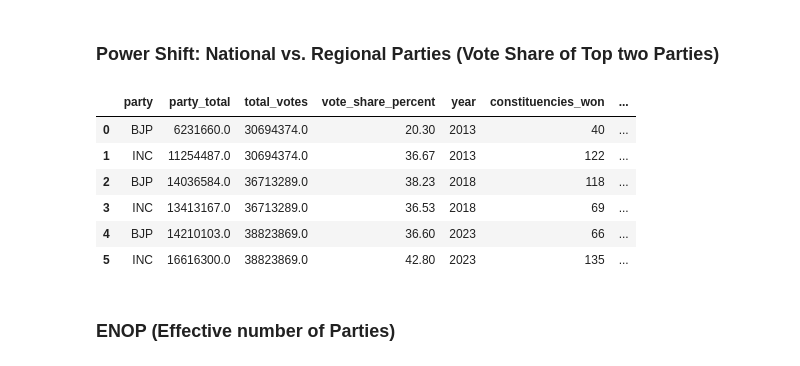
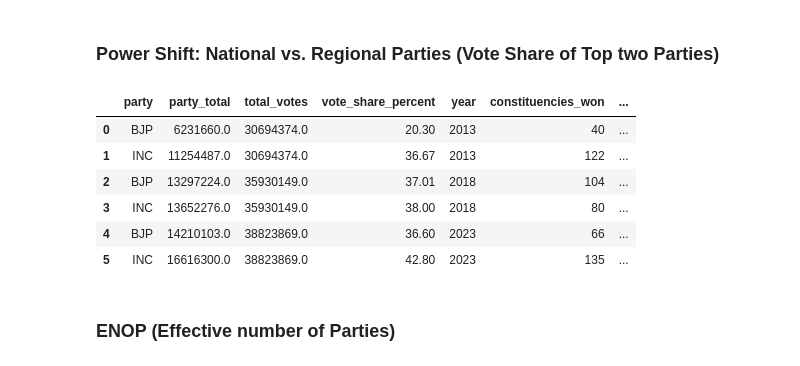
Before and after one commit to joshiaditya0511/karnataka-election-analysis, a Jupyter notebook: Final Data/createplots.ipynb, the cells around one changed output. Saved outputs shown, nothing was run; the diff lists cells and outputs as text; code cells hidden in the pictures.

```diff
--- a/Final Data/createplots.ipynb
+++ b/Final Data/createplots.ipynb
@@ -503,7 +597,7 @@ BJY_const_list = [
 # Map years to their corresponding DataFrames
 years_data = {
     2013: {'candid': candid13, 'const': const13},
-    2018: {'candid': candid18post, 'const': const18post},
+    2018: {'candid': candid18, 'const': const18},
     2023: {'candid': candid23, 'const': const23}
 }
 
@@ -856,42 +950,42 @@ def compute_party_stats(candid_df, const_df, year, parties=['BJP', 'INC']):
 
 # Compute stats for each year
 party_stats_2013 = compute_party_stats(candid13, const13, 2013)
-party_stats_2018 = compute_party_stats(candid18post, const18post, 2018)
+party_stats_2018 = compute_party_stats(candid18, const18, 2018)
 party_stats_2023 = compute_party_stats(candid23, const23, 2023)
 
 # Combine the results for all years
 party_stats_all_years = pd.concat([party_stats_2013, party_stats_2018, party_stats_2023], ignore_index=True)
 
 # Reorder columns to match the SQL output
 party_stats_all_years = party_stats_all_years[['party', 'party_total', 'total_votes', 'vote_share_percent', 'year', 'constituencies_won']]
 
 # Display the final DataFrame
 party_stats_all_years
 
 # Compute combined stats per year
 combined_stats = party_stats_all_years.groupby('year').agg({
     'vote_share_percent': 'sum',
     'constituencies_won': 'sum'
 }).reset_index()
 
 # Rename columns for clarity
 combined_stats.rename(columns={
     'vote_share_percent': 'combined_vote_share_percent',
     'constituencies_won': 'combined_constituencies_won'
 }, inplace=True)
 
 combined_stats['combined_vote_share_percent'] = round(combined_stats['combined_vote_share_percent'], 2)
 
 # Merge combined stats back into the main DataFrame
 party_stats_all_years = pd.merge(party_stats_all_years, combined_stats, on='year')
 
 party_stats_all_years
 # %% [output]
 |  | party | party_total | total_votes | vote_share_percent | year | constituencies_won | ... |
 | 0 | BJP | 6231660.0 | 30694374.0 | 20.30 | 2013 | 40 | ... |
 | 1 | INC | 11254487.0 | 30694374.0 | 36.67 | 2013 | 122 | ... |
-| 2 | BJP | 14036584.0 | 36713289.0 | 38.23 | 2018 | 118 | ... |
-| 3 | INC | 13413167.0 | 36713289.0 | 36.53 | 2018 | 69 | ... |
+| 2 | BJP | 13297224.0 | 35930149.0 | 37.01 | 2018 | 104 | ... |
+| 3 | INC | 13652276.0 | 35930149.0 | 38.00 | 2018 | 80 | ... |
 | 4 | BJP | 14210103.0 | 38823869.0 | 36.60 | 2023 | 66 | ... |
 | 5 | INC | 16616300.0 | 38823869.0 | 42.80 | 2023 | 135 | ... |
 # %%
```
Also changed, not shown: parts of 45 cells of this notebook, 44 other files.
